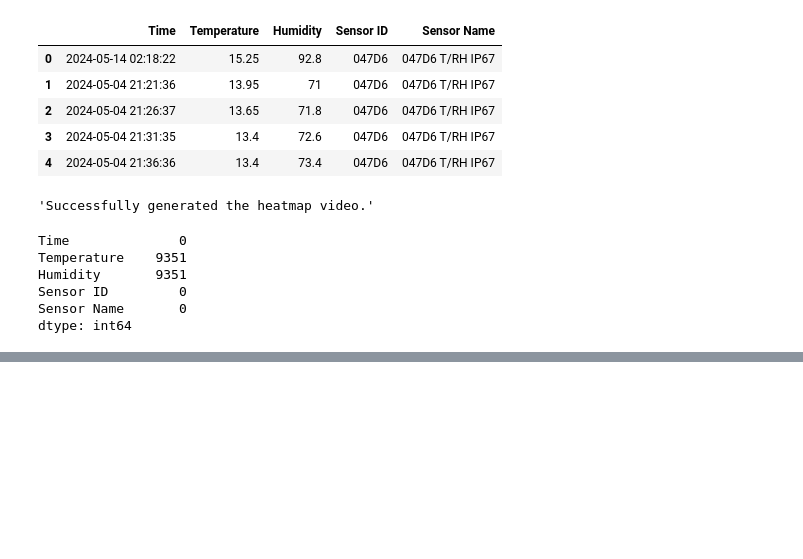
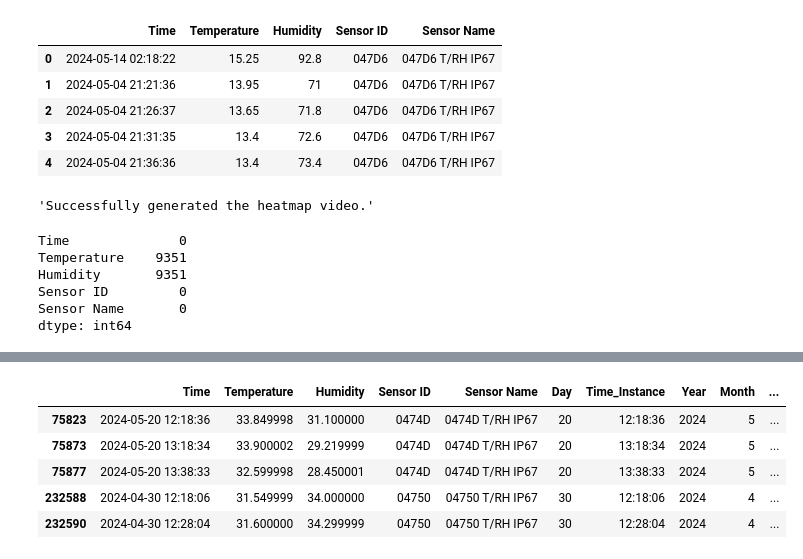
Before and after one commit to surya-9556/Optimizing-Sensor-Placement, a Jupyter notebook: final_project.ipynb, the cells around one changed output, grey strips where cells are left out. Saved outputs shown, nothing was run; the diff lists cells and outputs as text; code cells hidden in the pictures; blank space fills up the shorter version.

```diff
--- a/final_project.ipynb
+++ b/final_project.ipynb
@@ -161,6 +160,15 @@ all_anomalies.update(anomalies[['Temperature', 'Humidity']])
 final_processed_data = all_anomalies.copy()
 
 # final_anomalies = final_processed_data[(final_processed_data['Temperature_anomaly'] == 1) & (final_processed_data['Humidity_anomaly'] == 1)]
+# %%
+final_processed_data[(final_processed_data['Temperature_anomaly'] == 1) & (final_processed_data['Humidity_anomaly'] == 1)].head()
+# %% [output]
+|  | Time | Temperature | Humidity | Sensor ID | Sensor Name | Day | Time_Instance | Year | Month | ... |
+| 75823 | 2024-05-20 12:18:36 | 33.849998 | 31.100000 | 0474D | 0474D T/RH IP67 | 20 | 12:18:36 | 2024 | 5 | ... |
+| 75873 | 2024-05-20 13:18:34 | 33.900002 | 29.219999 | 0474D | 0474D T/RH IP67 | 20 | 13:18:34 | 2024 | 5 | ... |
+| 75877 | 2024-05-20 13:38:33 | 32.599998 | 28.450001 | 0474D | 0474D T/RH IP67 | 20 | 13:38:33 | 2024 | 5 | ... |
+| 232588 | 2024-04-30 12:18:06 | 31.549999 | 34.000000 | 04750 | 04750 T/RH IP67 | 30 | 12:18:06 | 2024 | 4 | ... |
+| 232590 | 2024-04-30 12:28:04 | 31.600000 | 34.299999 | 04750 | 04750 T/RH IP67 | 30 | 12:28:04 | 2024 | 4 | ... |
 # %%
 lastday = final_processed_data['Time'].max().date()
 last_day_records = final_processed_data[final_processed_data['Time'].dt.date == lastday]
```
Also changed, not shown: parts of 9 cells of this notebook, 8 other files.
